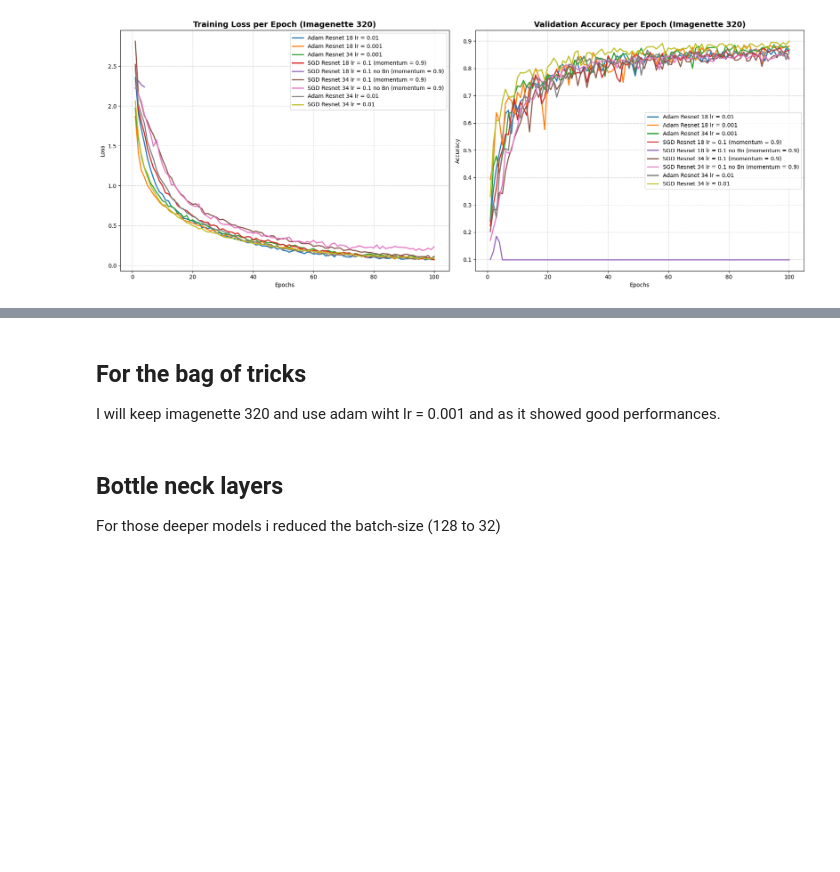
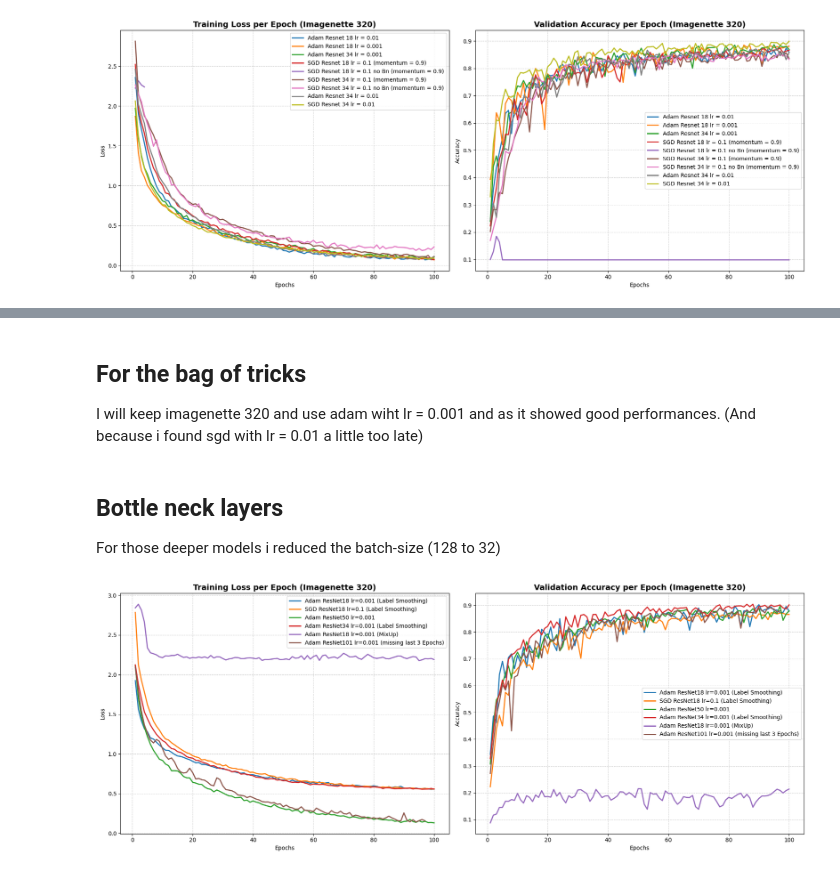
Before and after one commit to BLGR-Saumoine/Projet-DL, a Jupyter notebook: Project_DL.ipynb, the cells around one changed output, grey strips where cells are left out. Cells and saved outputs as stored; diff of their text form; code cells hidden in the pictures; blank space fills up the shorter version.

```diff
--- a/Project_DL.ipynb
+++ b/Project_DL.ipynb
@@ -727,52 +669,52 @@ Le ResNet18 sans BN a produit des valeurs `nan` dès l'epoch 5, indiquant une di
 # %% [markdown]
 ## For the bag of tricks
 
-I will keep imagenette 320 and use adam wiht lr = 0.001 and as it showed good performances.
+I will keep imagenette 320 and use adam wiht lr = 0.001 and as it showed good performances. (And because i found sgd with lr = 0.01 a little too late)
 # %% [markdown]
 ## Bottle neck layers
 For those deeper models i reduced the batch-size (128 to 32)
 # %%
 files_map = {
-    "Imagenette320\Adam_Resnet18_lr0.01.csv": "Adam Resnet 18 lr = 0.01",
-    "Imagenette320\Adam_Resnet18_lr0.001.csv": "Adam Resnet 18 lr = 0.001",
-    "Imagenette320\Adam_Resnet34_lr0.001.csv": "Adam Resnet 34 lr = 0.001",
-    "Imagenette320\SGD_Resnet18_moentum09_lr0.1.csv": "SGD Resnet 18 lr = 0.1 (momentum = 0.9)",
-    "Imagenette320\SGD_Resnet18_moentum09_lr0.1NOBN.csv": "SGD Resnet 18 lr = 0.1 no Bn (momentum = 0.9)",
-    "Imagenette320\SGD_Resnet34_moentum09_lr0.1.csv": "SGD Resnet 34 lr = 0.1 (momentum = 0.9)",
-    "Imagenette320\SGD_Resnet34_moentum09_lr0.1NOBN.csv": "SGD Resnet 34 lr = 0.1 no Bn (momentum = 0.9)",
-    "Imagenette320\Adam_Resnet34_lr0.01.csv": "Adam Resnet 34 lr = 0.01",
-    "Imagenette320\SGD_Resnet34_momentum09_lr0.01.csv": "SGD Resnet 34 lr = 0.01",
+    "Imagenette320_Optional\Adam_Resnet18_lr0.001_Smooth.csv": "Adam ResNet18 lr=0.001 (Label Smoothing)",
+    "Imagenette320_Optional\SGD_Resnet18_lr0.1_Smooth.csv": "SGD ResNet18 lr=0.1 (Label Smoothing)",
+    "Imagenette320_Optional\Adam_Resnet50_lr0.001.csv": "Adam ResNet50 lr=0.001",
+    "Imagenette320_Optional\Adam_Resnet34_lr0.001_Smooth.csv": "Adam ResNet34 lr=0.001 (Label Smoothing)",
+    "Imagenette320_Optional\Adam_Resnet18_lr0.001_MixUp.csv": "Adam ResNet18 lr=0.001 (MixUp)",
+    "Imagenette320_Optional\Adam_Resnet101_lr0.001.csv": "Adam ResNet101 lr=0.001 (missing last 3 Epochs)"
+
 }
 
 fig, (ax1, ax2) = plt.subplots(1, 2, figsize=(18, 7))
 
 colors = ['#1f77b4', '#ff7f0e', '#2ca02c', '#d62728', '#9467bd', '#8c564b', '#e377c2', '#7f7f7f', '#bcbd22', '#17becf','#1a55FF', '#FF1493']
 
 for i, (filename, label) in enumerate(files_map.items()):
 
     df = pd.read_csv(filename)
 
     color = colors[i % len(colors)]
 
     # Traçage de la Loss
     ax1.plot(df['Epoch'], df['Train_Loss'], label=label, color=color, linewidth=2)
 
     # Traçage de l'Accuracy
     ax2.plot(df['Epoch'], df['Val_Accuracy'], label=label, color=color, linewidth=2)
 
 # Mise en forme du graphique de Loss
 ax1.set_title('Training Loss per Epoch (Imagenette 320)', fontsize=14, fontweight='bold')
 ax1.set_xlabel('Epochs')
 ax1.set_ylabel('Loss')
 ax1.grid(True, linestyle='--', alpha=0.6)
 ax1.legend()
 
 # Mise en forme du graphique d'Accuracy
 ax2.set_title('Validation Accuracy per Epoch (Imagenette 320)', fontsize=14, fontweight='bold')
 ax2.set_xlabel('Epochs')
 ax2.set_ylabel('Accuracy')
 ax2.grid(True, linestyle='--', alpha=0.6)
 ax2.legend()
 
 plt.tight_layout()
-plt.savefig('comparaison_performance_resnet_320.png')
+plt.savefig('comparaison_performance_resnet_320_Optional.png')
+# %% [output]
+[figure, added]
```
Also changed, not shown: parts of 6 cells of this notebook, 2 other files.
